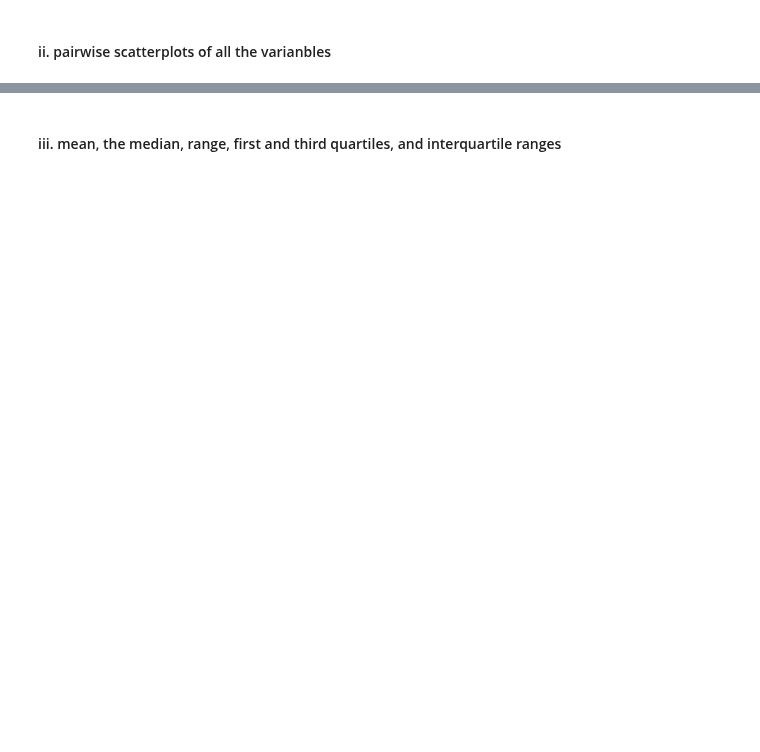
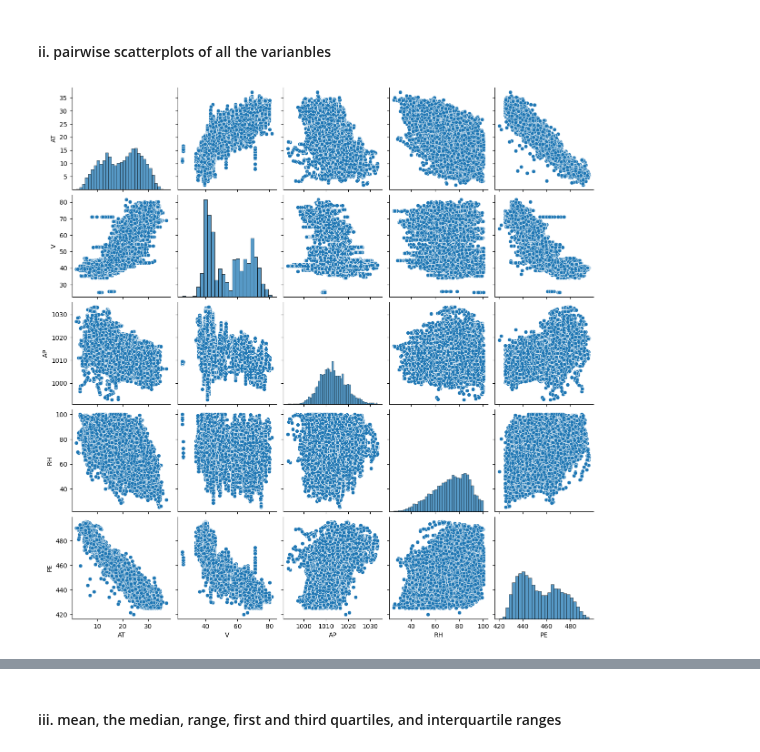
Before and after one commit to xd11997/DSCI552-HW, a Jupyter notebook: HW2/Last_First_HW2.ipynb, the cells around one changed output, grey strips where cells are left out. Drawn from its saved outputs; the diff is of its cells as text; code cells hidden in the pictures; blank space fills up the shorter version.

```diff
--- a/HW2/Last_First_HW2.ipynb
+++ b/HW2/Last_First_HW2.ipynb
@@ -17,2 +30,5 @@ Package imports
 # %% [markdown]
 Get the Cycle Power Plant Data Set
+# %%
+df = pd.read_excel("./CCPP/Folds5x2_pp.xlsx")
+df.head()
@@ -23,2 +54,7 @@ Get the Cycle Power Plant Data Set
 # %% [markdown]
 #### ii. pairwise scatterplots of all the varianbles
+# %%
+sns.pairplot(df)
+plt.show()
+# %% [output]
+[figure, added]
```
Also changed, not shown: parts of 60 cells of this notebook, 1 other file.
